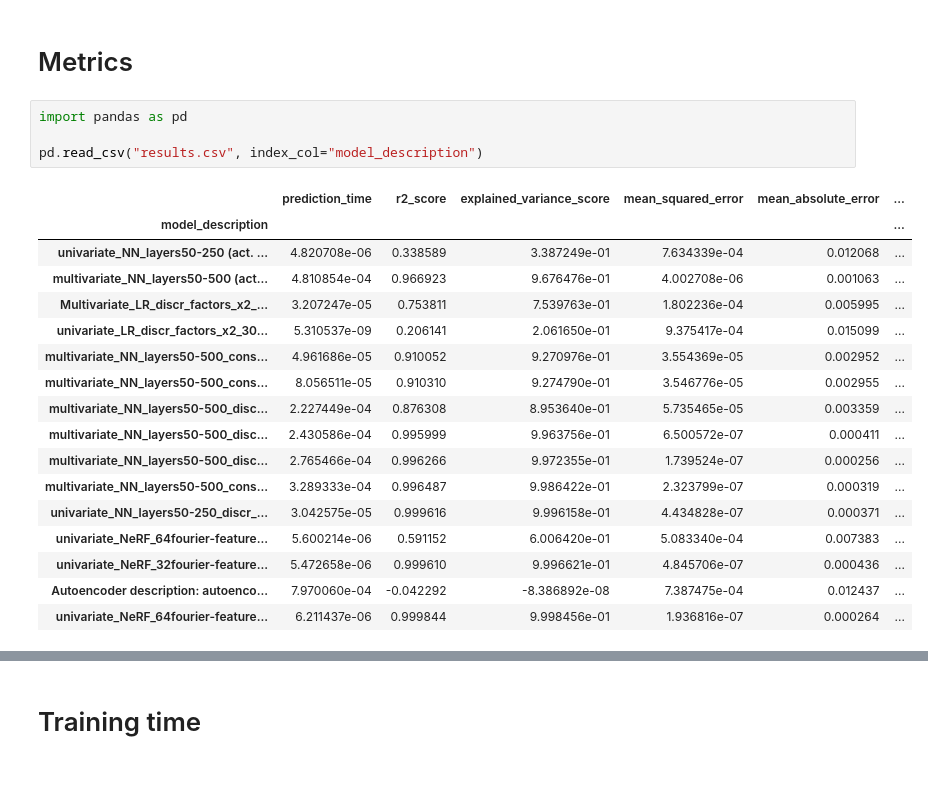
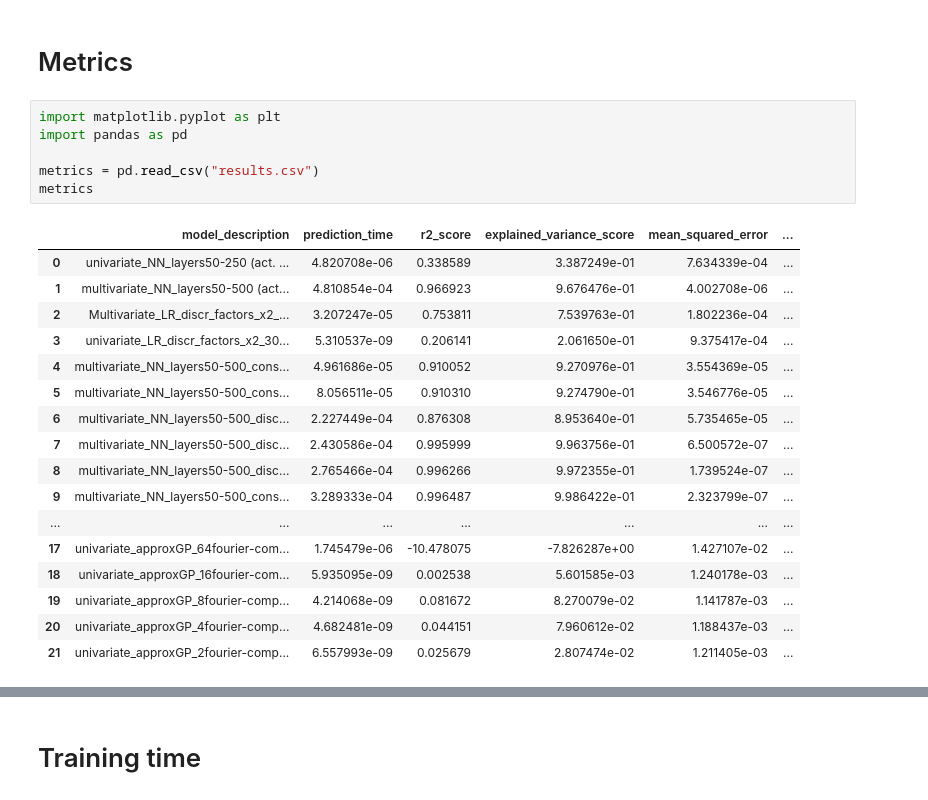
Before and after one commit to NiccoloMorabito/Ainslie-surrogate, a Jupyter notebook: data_analysis.ipynb, the cells around one changed output, grey strips where cells are left out. Cells and saved outputs as stored; diff of their text form.

```diff
--- a/data_analysis.ipynb
+++ b/data_analysis.ipynb
@@ -1,24 +98,26 @@
 # %% [markdown]
 # Metrics
 # %%
+import matplotlib.pyplot as plt
 import pandas as pd
 
-pd.read_csv("results.csv", index_col="model_description")
+metrics = pd.read_csv("results.csv")
+metrics
 # %% [output]
-|  | prediction_time | r2_score | explained_variance_score | mean_squared_error | mean_absolute_error | ... |
-| model_description |  |  |  |  |  | ... |
-| univariate_NN_layers50-250 (act. ... | 4.820708e-06 | 0.338589 | 3.387249e-01 | 7.634339e-04 | 0.012068 | ... |
-| multivariate_NN_layers50-500 (act... | 4.810854e-04 | 0.966923 | 9.676476e-01 | 4.002708e-06 | 0.001063 | ... |
-| Multivariate_LR_discr_factors_x2_... | 3.207247e-05 | 0.753811 | 7.539763e-01 | 1.802236e-04 | 0.005995 | ... |
-| univariate_LR_discr_factors_x2_30... | 5.310537e-09 | 0.206141 | 2.061650e-01 | 9.375417e-04 | 0.015099 | ... |
-| multivariate_NN_layers50-500_cons... | 4.961686e-05 | 0.910052 | 9.270976e-01 | 3.554369e-05 | 0.002952 | ... |
-| multivariate_NN_layers50-500_cons... | 8.056511e-05 | 0.910310 | 9.274790e-01 | 3.546776e-05 | 0.002955 | ... |
-| multivariate_NN_layers50-500_disc... | 2.227449e-04 | 0.876308 | 8.953640e-01 | 5.735465e-05 | 0.003359 | ... |
-| multivariate_NN_layers50-500_disc... | 2.430586e-04 | 0.995999 | 9.963756e-01 | 6.500572e-07 | 0.000411 | ... |
-| multivariate_NN_layers50-500_disc... | 2.765466e-04 | 0.996266 | 9.972355e-01 | 1.739524e-07 | 0.000256 | ... |
-| multivariate_NN_layers50-500_cons... | 3.289333e-04 | 0.996487 | 9.986422e-01 | 2.323799e-07 | 0.000319 | ... |
-| univariate_NN_layers50-250_discr_... | 3.042575e-05 | 0.999616 | 9.996158e-01 | 4.434828e-07 | 0.000371 | ... |
-| univariate_NeRF_64fourier-feature... | 5.600214e-06 | 0.591152 | 6.006420e-01 | 5.083340e-04 | 0.007383 | ... |
-| univariate_NeRF_32fourier-feature... | 5.472658e-06 | 0.999610 | 9.996621e-01 | 4.845706e-07 | 0.000436 | ... |
-| Autoencoder description: autoenco... | 7.970060e-04 | -0.042292 | -8.386892e-08 | 7.387475e-04 | 0.012437 | ... |
-| univariate_NeRF_64fourier-feature... | 6.211437e-06 | 0.999844 | 9.998456e-01 | 1.936816e-07 | 0.000264 | ... |
+|  | model_description | prediction_time | r2_score | explained_variance_score | mean_squared_error | ... |
+| 0 | univariate_NN_layers50-250 (act. ... | 4.820708e-06 | 0.338589 | 3.387249e-01 | 7.634339e-04 | ... |
+| 1 | multivariate_NN_layers50-500 (act... | 4.810854e-04 | 0.966923 | 9.676476e-01 | 4.002708e-06 | ... |
+| 2 | Multivariate_LR_discr_factors_x2_... | 3.207247e-05 | 0.753811 | 7.539763e-01 | 1.802236e-04 | ... |
+| 3 | univariate_LR_discr_factors_x2_30... | 5.310537e-09 | 0.206141 | 2.061650e-01 | 9.375417e-04 | ... |
+| 4 | multivariate_NN_layers50-500_cons... | 4.961686e-05 | 0.910052 | 9.270976e-01 | 3.554369e-05 | ... |
+| 5 | multivariate_NN_layers50-500_cons... | 8.056511e-05 | 0.910310 | 9.274790e-01 | 3.546776e-05 | ... |
+| 6 | multivariate_NN_layers50-500_disc... | 2.227449e-04 | 0.876308 | 8.953640e-01 | 5.735465e-05 | ... |
+| 7 | multivariate_NN_layers50-500_disc... | 2.430586e-04 | 0.995999 | 9.963756e-01 | 6.500572e-07 | ... |
+| 8 | multivariate_NN_layers50-500_disc... | 2.765466e-04 | 0.996266 | 9.972355e-01 | 1.739524e-07 | ... |
+| 9 | multivariate_NN_layers50-500_cons... | 3.289333e-04 | 0.996487 | 9.986422e-01 | 2.323799e-07 | ... |
+| ... | ... | ... | ... | ... | ... | ... |
+| 17 | univariate_approxGP_64fourier-com... | 1.745479e-06 | -10.478075 | -7.826287e+00 | 1.427107e-02 | ... |
+| 18 | univariate_approxGP_16fourier-com... | 5.935095e-09 | 0.002538 | 5.601585e-03 | 1.240178e-03 | ... |
+| 19 | univariate_approxGP_8fourier-comp... | 4.214068e-09 | 0.081672 | 8.270079e-02 | 1.141787e-03 | ... |
+| 20 | univariate_approxGP_4fourier-comp... | 4.682481e-09 | 0.044151 | 7.960612e-02 | 1.188437e-03 | ... |
+| 21 | univariate_approxGP_2fourier-comp... | 6.557993e-09 | 0.025679 | 2.807474e-02 | 1.211405e-03 | ... |
```
Also changed, not shown: parts of 7 cells of this notebook.
